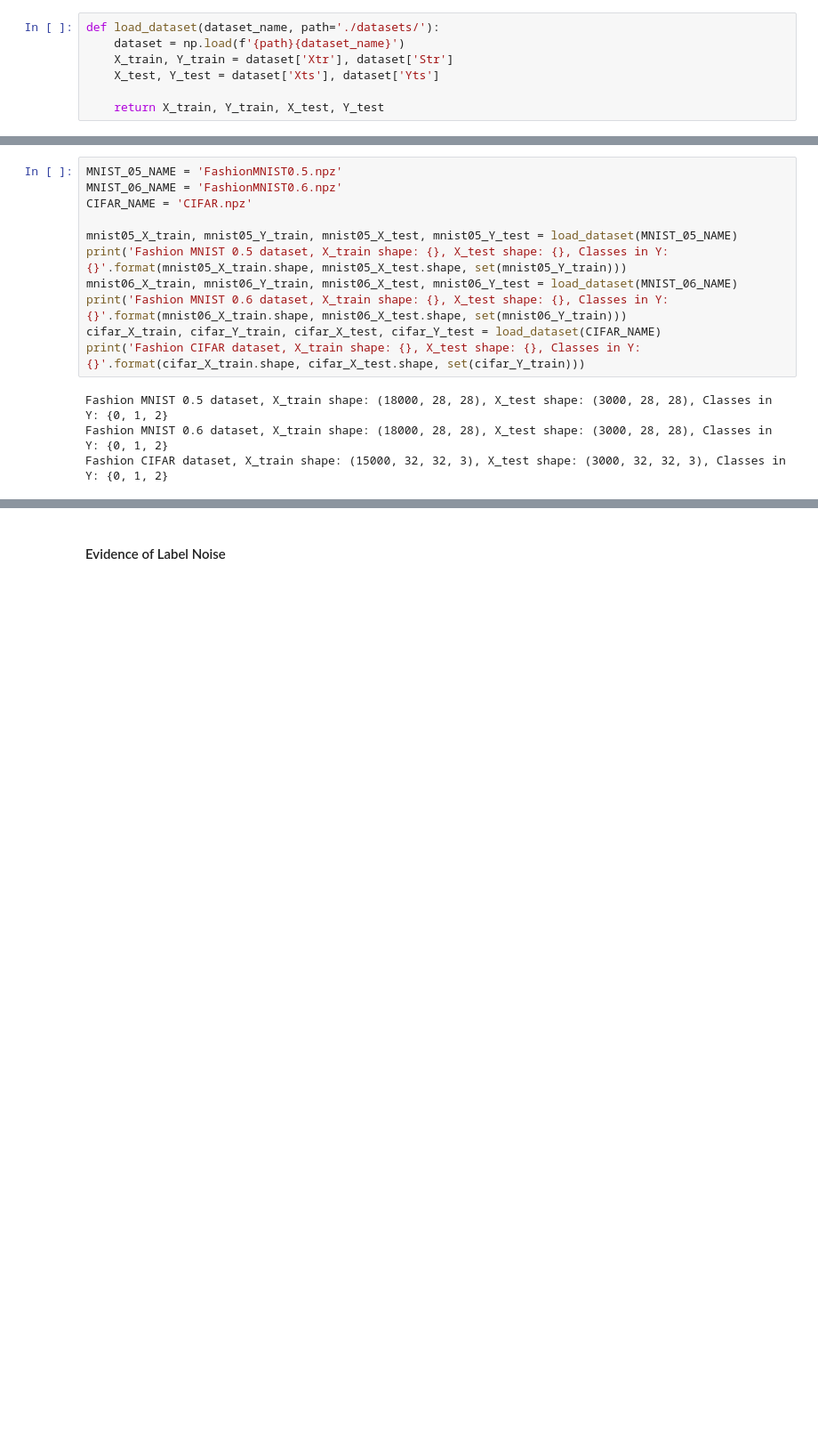
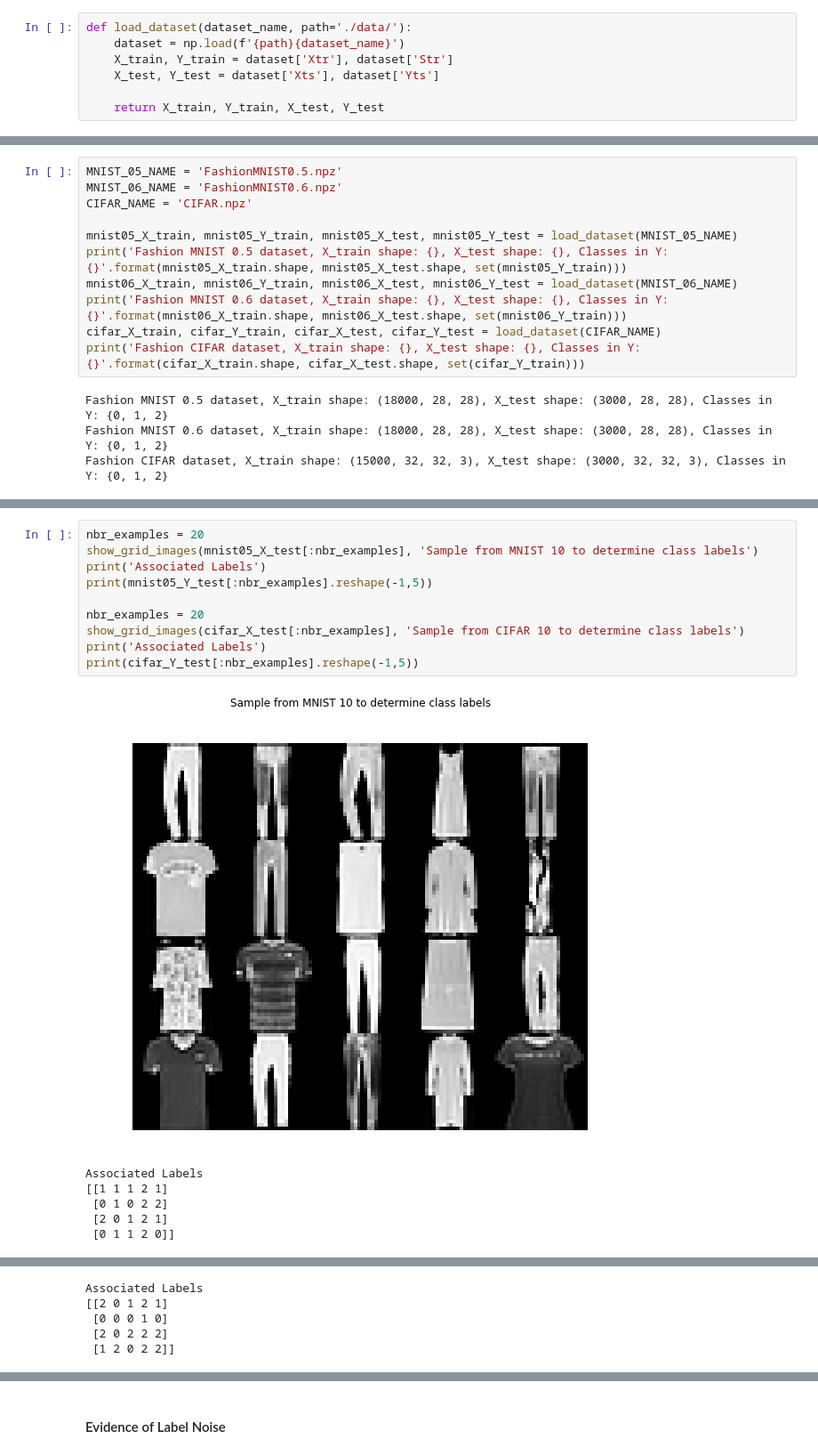
Before and after one commit to pierresegonne/COMP5328_Project2, a Jupyter notebook: pierre.ipynb, the cells around one changed output, grey strips where cells are left out. Shown at 89% size. Cells and saved outputs as stored; diff of their text form; blank space fills up the shorter version.

Commit message:
Removing data files and general structure for robust nn.

```diff
--- a/pierre.ipynb
+++ b/pierre.ipynb
@@ -39,5 +41,5 @@ def show_grid_images(images, title=''):
 # %%
-def load_dataset(dataset_name, path='./datasets/'):
+def load_dataset(dataset_name, path='./data/'):
     dataset = np.load(f'{path}{dataset_name}')
     X_train, Y_train = dataset['Xtr'], dataset['Str']
     X_test, Y_test = dataset['Xts'], dataset['Yts']
@@ -92,0 +109,17 @@ Associated Class: 0
+# %%
+nbr_examples = 20
+show_grid_images(mnist05_X_test[:nbr_examples], 'Sample from MNIST 10 to determine class labels')
+print('Associated Labels')
+print(mnist05_Y_test[:nbr_examples].reshape(-1,5))
+
+nbr_examples = 20
+show_grid_images(cifar_X_test[:nbr_examples], 'Sample from CIFAR 10 to determine class labels')
+print('Associated Labels')
+print(cifar_Y_test[:nbr_examples].reshape(-1,5))
+# %% [output]
+[figure, added]
+Associated Labels
+[[1 1 1 2 1]
+ [0 1 0 2 2]
+ [2 0 1 2 1]
+ [0 1 1 2 0]]
@@ -92,0 +127,5 @@ Associated Class: 0
+Associated Labels
+[[2 0 1 2 1]
+ [0 0 0 1 0]
+ [2 0 2 2 2]
+ [1 2 0 2 2]]
```
Also changed, not shown: parts of 29 cells of this notebook, 8 other files.
